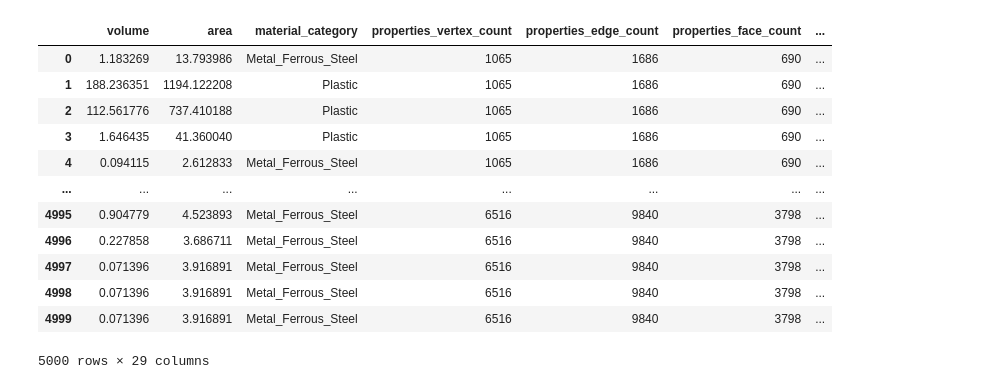
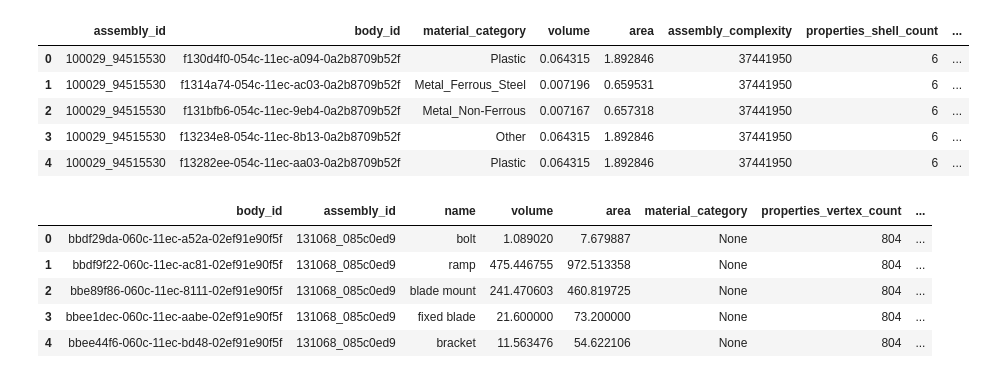
Before and after one commit to Zachary1575/ASME_Hackathon, a Jupyter notebook: AUTODESK Problem/classic_ml.ipynb, the cells around one changed output. Saved outputs shown, nothing was run; the diff lists cells and outputs as text; code cells hidden in the pictures.

```diff
--- a/AUTODESK Problem/classic_ml.ipynb
+++ b/AUTODESK Problem/classic_ml.ipynb
@@ -35 +140,12 @@ def get_transformer_feature_names(columnTransformer):
+# %%
+columns_for_ml = ["material_category","volume","area","assembly_complexity","properties_shell_count","properties_body_count","properties_area","properties_volume",
+"properties_category_Mechanical Engineering", "properties_category_Product Design", "properties_category_Miscellaneous", "properties_category_Electronics", "properties_category_Machine design", "properties_category_Furniture + Household",
+"properties_category_Tools", "properties_category_Automotive","properties_category_Design", "properties_category_Toys", "properties_industry_Other Industries","properties_industry_Architecture, Engineering & Construction", "properties_industry_Product Design & Manufacturing",
+"properties_industry_Civil Infrastructure", "properties_industry_Media & Entertainment",
+"body_file_size","CYLINDRICAL_SURFACE","SPHERICAL_SURFACE","PLANE",
+"prediction_1_balance_beam", "prediction_1_hook", "prediction_1_letter_opener","prediction_1_mortarboard","prediction_1_radio","prediction_1_face_powder","prediction_1_ping-pong_ball","prediction_1_binder", "prediction_1_loupe","prediction_1_broom","prediction_1_screw",
+"prediction_1_coil","prediction_2_letter_opener","prediction_2_hook","prediction_2_radio",
+"prediction_2_binder","prediction_2_switch","prediction_2_loupe","prediction_2_envelope","prediction_2_loudspeaker","prediction_2_maraca","prediction_2_academic_gown","prediction_2_screw","prediction_2_coil","name_cluster","comp_name_cluster"
+]
+columns_identity = ["assembly_id","body_id"]
 # %%
@@ -48,16 +166,13 @@ df_main.head()
 # %%
-df_main.drop(['body_id', 'assembly_id','name','components_name'], axis=1)
+# df_main.drop(['body_id', 'assembly_id','name','components_name'], axis=1)
+df_main = df_main[columns_for_ml]
-# %% [output]
-|  | volume | area | material_category | properties_vertex_count | properties_edge_count | properties_face_count | ... |
-| 0 | 1.183269 | 13.793986 | Metal_Ferrous_Steel | 1065 | 1686 | 690 | ... |
-| 1 | 188.236351 | 1194.122208 | Plastic | 1065 | 1686 | 690 | ... |
-| 2 | 112.561776 | 737.410188 | Plastic | 1065 | 1686 | 690 | ... |
-| 3 | 1.646435 | 41.360040 | Plastic | 1065 | 1686 | 690 | ... |
-| 4 | 0.094115 | 2.612833 | Metal_Ferrous_Steel | 1065 | 1686 | 690 | ... |
-| ... | ... | ... | ... | ... | ... | ... | ... |
-| 4995 | 0.904779 | 4.523893 | Metal_Ferrous_Steel | 6516 | 9840 | 3798 | ... |
-| 4996 | 0.227858 | 3.686711 | Metal_Ferrous_Steel | 6516 | 9840 | 3798 | ... |
-| 4997 | 0.071396 | 3.916891 | Metal_Ferrous_Steel | 6516 | 9840 | 3798 | ... |
-| 4998 | 0.071396 | 3.916891 | Metal_Ferrous_Steel | 6516 | 9840 | 3798 | ... |
-| 4999 | 0.071396 | 3.916891 | Metal_Ferrous_Steel | 6516 | 9840 | 3798 | ... |
-5000 rows × 29 columns
+# %%
+df_main_for_GNN = df_main_com[columns_identity+columns_for_ml]
+df_main_for_GNN.head()
+# %% [output]
+|  | assembly_id | body_id | material_category | volume | area | assembly_complexity | properties_shell_count | ... |
+| 0 | 100029_94515530 | f130d4f0-054c-11ec-a094-0a2b8709b52f | Plastic | 0.064315 | 1.892846 | 37441950 | 6 | ... |
+| 1 | 100029_94515530 | f1314a74-054c-11ec-ac03-0a2b8709b52f | Metal_Ferrous_Steel | 0.007196 | 0.659531 | 37441950 | 6 | ... |
+| 2 | 100029_94515530 | f131bfb6-054c-11ec-9eb4-0a2b8709b52f | Metal_Non-Ferrous | 0.007167 | 0.657318 | 37441950 | 6 | ... |
+| 3 | 100029_94515530 | f13234e8-054c-11ec-8b13-0a2b8709b52f | Other | 0.064315 | 1.892846 | 37441950 | 6 | ... |
+| 4 | 100029_94515530 | f13282ee-054c-11ec-aa03-0a2b8709b52f | Plastic | 0.064315 | 1.892846 | 37441950 | 6 | ... |
@@ -63,0 +181,12 @@ df_main.drop(['body_id', 'assembly_id','name','components_name'], axis=1)
+# %%
+df_test_main_com = pd.read_pickle('df_test_main_fe2.pkl')
+df_test_main = df_test_main_com
+pd.set_option('display.max_columns', None)
+df_test_main.head()
+# %% [output]
+|  | body_id | assembly_id | name | volume | area | material_category | properties_vertex_count | ... |
+| 0 | bbdf29da-060c-11ec-a52a-02ef91e90f5f | 131068_085c0ed9 | bolt | 1.089020 | 7.679887 | None | 804 | ... |
+| 1 | bbdf9f22-060c-11ec-ac81-02ef91e90f5f | 131068_085c0ed9 | ramp | 475.446755 | 972.513358 | None | 804 | ... |
+| 2 | bbe89f86-060c-11ec-8111-02ef91e90f5f | 131068_085c0ed9 | blade mount | 241.470603 | 460.819725 | None | 804 | ... |
+| 3 | bbee1dec-060c-11ec-aabe-02ef91e90f5f | 131068_085c0ed9 | fixed blade | 21.600000 | 73.200000 | None | 804 | ... |
+| 4 | bbee44f6-060c-11ec-bd48-02ef91e90f5f | 131068_085c0ed9 | bracket | 11.563476 | 54.622106 | None | 804 | ... |
```
Also changed, not shown: parts of 32 cells of this notebook, 19 other files.
